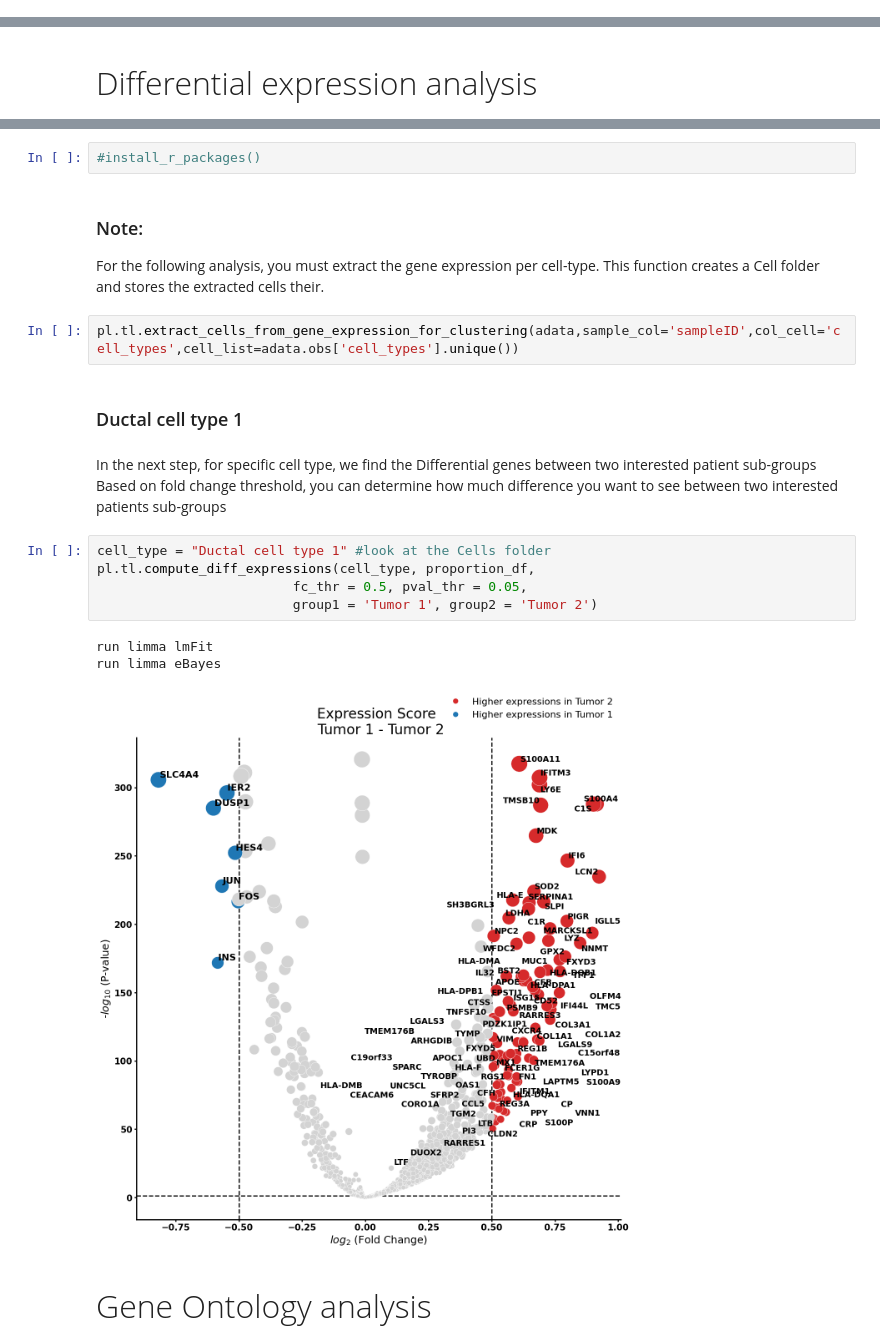
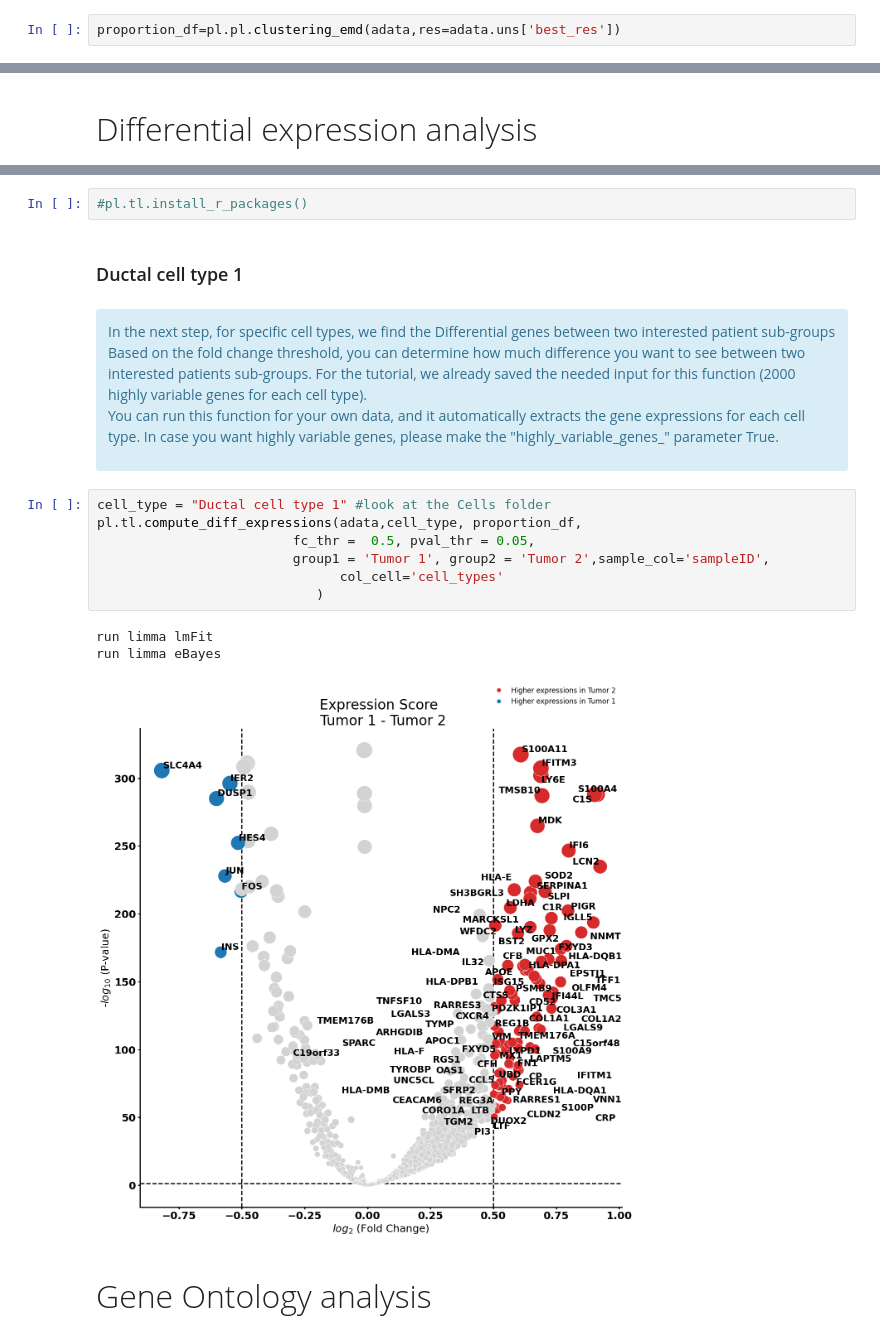
Before and after one commit to CostaLab/PILOT, a Jupyter notebook: Tutorial/Patients sub-group detection.ipynb, the cells around one changed output, grey strips where cells are left out. Drawn from its saved outputs; the diff is of its cells as text.

```diff
--- a/Tutorial/Patients sub-group detection.ipynb
+++ b/Tutorial/Patients sub-group detection.ipynb
@@ -39,0 +76,2 @@ WARNING: dendrogram data not found (using key=dendrogram_Leiden). Running `sc.tl
+# %%
+proportion_df=pl.pl.clustering_emd(adata,res=adata.uns['best_res'])
@@ -122,25 +144,25 @@ def install_r_packages():
 # %%
-#install_r_packages()
+#pl.tl.install_r_packages()
-# %% [markdown]
-### Note:
-For the following analysis, you must extract the gene expression per cell-type. This function creates a Cell folder and stores the extracted cells their.
-# %%
-pl.tl.extract_cells_from_gene_expression_for_clustering(adata,sample_col='sampleID',col_cell='cell_types',cell_list=adata.obs['cell_types'].unique())
 # %% [markdown]
 ### Ductal cell type 1
 # %% [markdown]
+<div class="alert alert-block alert-info">
+In the next step, for specific cell types, we find the Differential genes between two interested patient sub-groups
+Based on the fold change threshold, you can determine how much difference you want to see between two interested patients sub-groups. For the tutorial, we already saved the needed input for this function (2000 highly variable genes for each cell type).
 
-In the next step, for specific cell type, we find the Differential genes between two interested patient sub-groups
-Based on fold change threshold, you can determine how much difference you want to see between two interested patients sub-groups
+You can run this function for your own data, and it automatically extracts the gene expressions for each cell type. In case you want highly variable genes, please make the "highly_variable_genes_" parameter True.
+</div>
 # %%
 cell_type = "Ductal cell type 1" #look at the Cells folder
-pl.tl.compute_diff_expressions(cell_type, proportion_df,
-                         fc_thr = 0.5, pval_thr = 0.05,
-                         group1 = 'Tumor 1', group2 = 'Tumor 2')
+pl.tl.compute_diff_expressions(adata,cell_type, proportion_df,
+                         fc_thr =  0.5, pval_thr = 0.05,
+                         group1 = 'Tumor 1', group2 = 'Tumor 2',sample_col='sampleID',
+                               col_cell='cell_types'
+                            )
 # %% [output]
 run limma lmFit
 run limma eBayes
-[figure, old version]
+[figure, new version]
 # %% [markdown]
 <h2 style="font-weight: 300;font-size: 32px;"> Gene Ontology analysis</h2>
 # %% [markdown]
```
Also changed, not shown: parts of 26 cells of this notebook, 3 other files.
